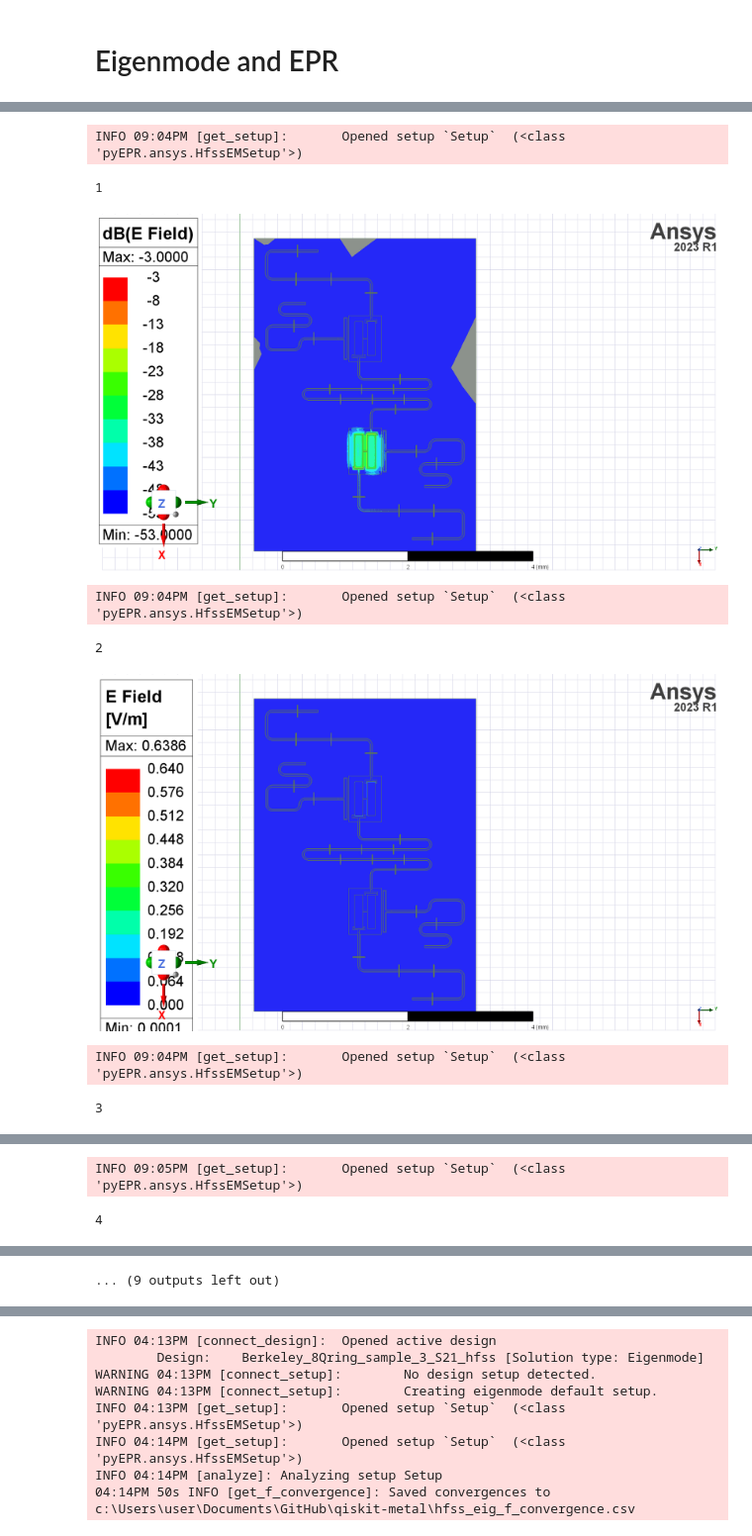
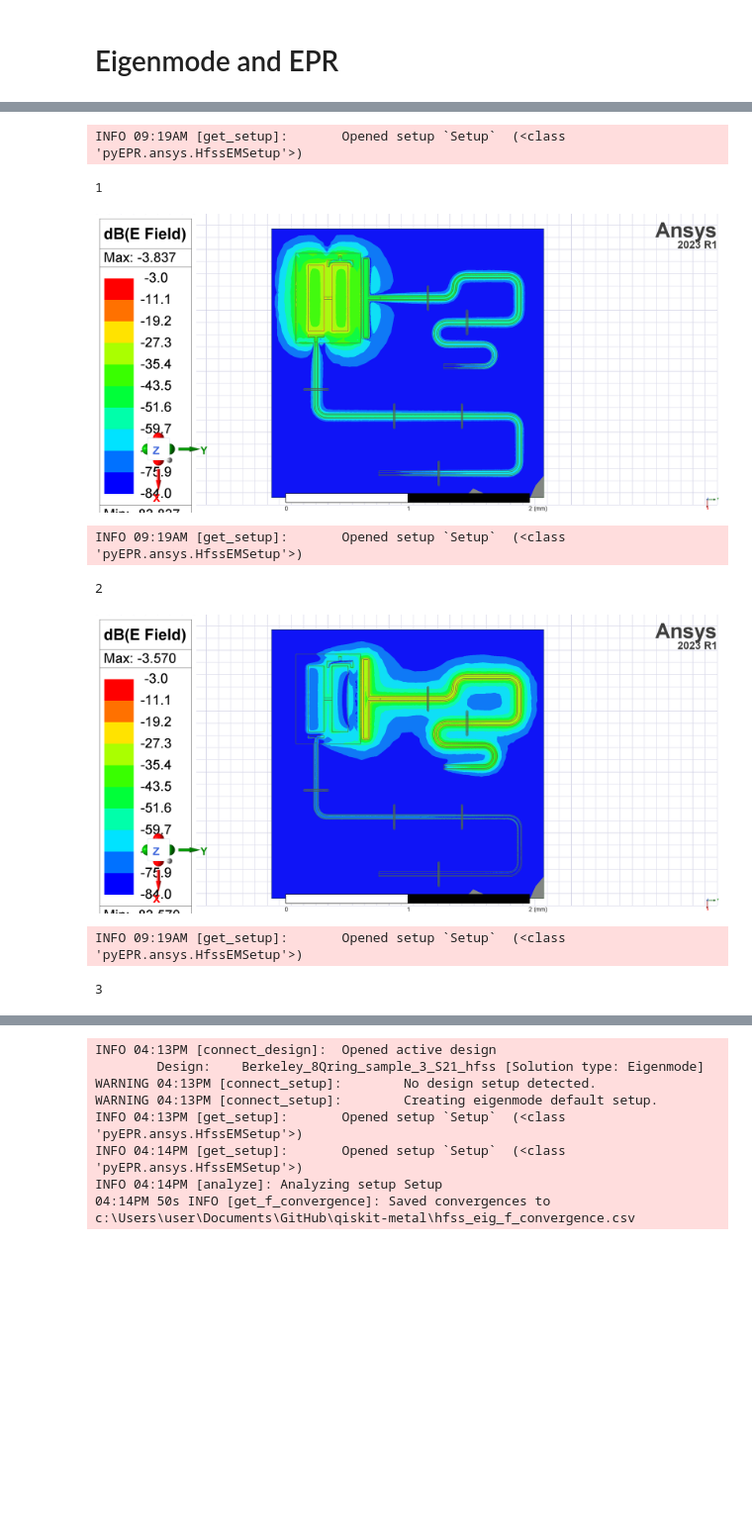
Before and after one commit to GyumLee/qiskit-metal, a Jupyter notebook: Two_qubit_parity.ipynb, the cells around one changed output, grey strips where cells are left out. Shown at 99% size. Saved outputs shown, nothing was run; the diff lists cells and outputs as text; code cells hidden in the pictures; blank space fills up the shorter version.

```diff
--- a/Two_qubit_parity.ipynb
+++ b/Two_qubit_parity.ipynb
@@ -705,6 +733,6 @@ eig_qb.sim.setup
 # %%
 eig_qb.del_junction()
-eig_qb.add_junction('jj1', 'Lj1', 'Cj1', rect='JJ_rect_Lj_Q_1_rect_jj', line='JJ_Lj_Q_1_rect_jj_')
+# eig_qb.add_junction('jj1', 'Lj1', 'Cj1', rect='JJ_rect_Lj_Q_1_rect_jj', line='JJ_Lj_Q_1_rect_jj_')
 eig_qb.add_junction('jj2', 'Lj2', 'Cj2', rect='JJ_rect_Lj_Q_2_rect_jj', line='JJ_Lj_Q_2_rect_jj_')
 
-eig_qb.setup.sweep_variable = 'Lj2'
+# eig_qb.setup.sweep_variable = 'Lj2'
@@ -714,10 +739,11 @@ eig_qb.setup.sweep_variable = 'Lj2'
 # %%
-eig_qb.sim.run_sim(name="Two_qubit_parity", components=['Q_1', 'Q_2',
-                                                                'Bus_12', 'readout_res_1', 'readout_res_2', 'readout_res_12', 'readout_res_22'
+eig_qb.sim.run_sim(name="Two_qubit_parity", components=[#'Q_1','readout_res_1', 'readout_res_12',
+                                                        'Q_2', 'readout_res_2', 'readout_res_22',
+                                                        # 'Bus_12',
                                                                 ], open_terminations=[])
 #'bridge_Q_in', 'TL1'
 # eig_qb.sim.run_sim(name="Berkeley_8Qring_sample_3", components=[], open_terminations=[])
-# eig_qb.sim._analyze(design_name = 'Berkeley_8Qring_sample_3_hfss')  # This line dose not update modeling. It remove result, update setup and do analysis
+# eig_qb.sim._analyze(design_name = 'Two_qubit_parity')  # This line dose not update modeling. It remove result, update setup and do analysis
 # eig_qb.sim.start() # line for when kernel dies. it connect to open ansys again. you can run epr but cannot plot ansys convergence or things related to simulation.
 
 # all_sweeps, return_code = eig_qb.run_sweep(q_1.name,
@@ -737,23 +774,25 @@ INFO 07:47PM [analyze]: Analyzing setup Setup
 ('Two_qubit_parity_hfss', 'Setup')
 # %%
 # eig_qb.sim.sim_setup_name = 'Setup' # When kernels dies, this line is needed to run before plotting fields
+
+eig_qb.sim.clear_fields()
 for i in range(1,eig_qb.sim.setup.n_modes+1):
 
     print(i)
 
     eig_qb.sim.plot_fields('main', i)
     eig_qb.sim.save_screenshot()
     # for loop을 반복하면 Ansys에 필드 플롯이 계속 쌓여서 다음 루프가 느려지는 것 같음
     # 필요 없는 플롯을 지우기 위해 clear_fields()를 사용. 다만 이렇게 하면 Colorbar 설정이 바뀜.
     eig_qb.sim.clear_fields()
     # if i==2:
     #     break
 # %% [output]
-INFO 09:04PM [get_setup]:       Opened setup `Setup`  (<class 'pyEPR.ansys.HfssEMSetup'>)
+INFO 09:19AM [get_setup]:       Opened setup `Setup`  (<class 'pyEPR.ansys.HfssEMSetup'>)
 1
-[figure, old version]
+[figure, new version]
-INFO 09:04PM [get_setup]:       Opened setup `Setup`  (<class 'pyEPR.ansys.HfssEMSetup'>)
+INFO 09:19AM [get_setup]:       Opened setup `Setup`  (<class 'pyEPR.ansys.HfssEMSetup'>)
 2
-[figure, old version]
+[figure, new version]
-INFO 09:04PM [get_setup]:       Opened setup `Setup`  (<class 'pyEPR.ansys.HfssEMSetup'>)
+INFO 09:19AM [get_setup]:       Opened setup `Setup`  (<class 'pyEPR.ansys.HfssEMSetup'>)
 3
@@ -761,2 +799,0 @@ INFO 09:04PM [get_setup]:       Opened setup `Setup`  (<class 'pyEPR.ansys.HfssE
-INFO 09:05PM [get_setup]:       Opened setup `Setup`  (<class 'pyEPR.ansys.HfssEMSetup'>)
-4
@@ -764 +799,0 @@ INFO 09:05PM [get_setup]:       Opened setup `Setup`  (<class 'pyEPR.ansys.HfssE
-... (9 outputs left out)
```
Also changed, not shown: parts of 16 cells of this notebook.
